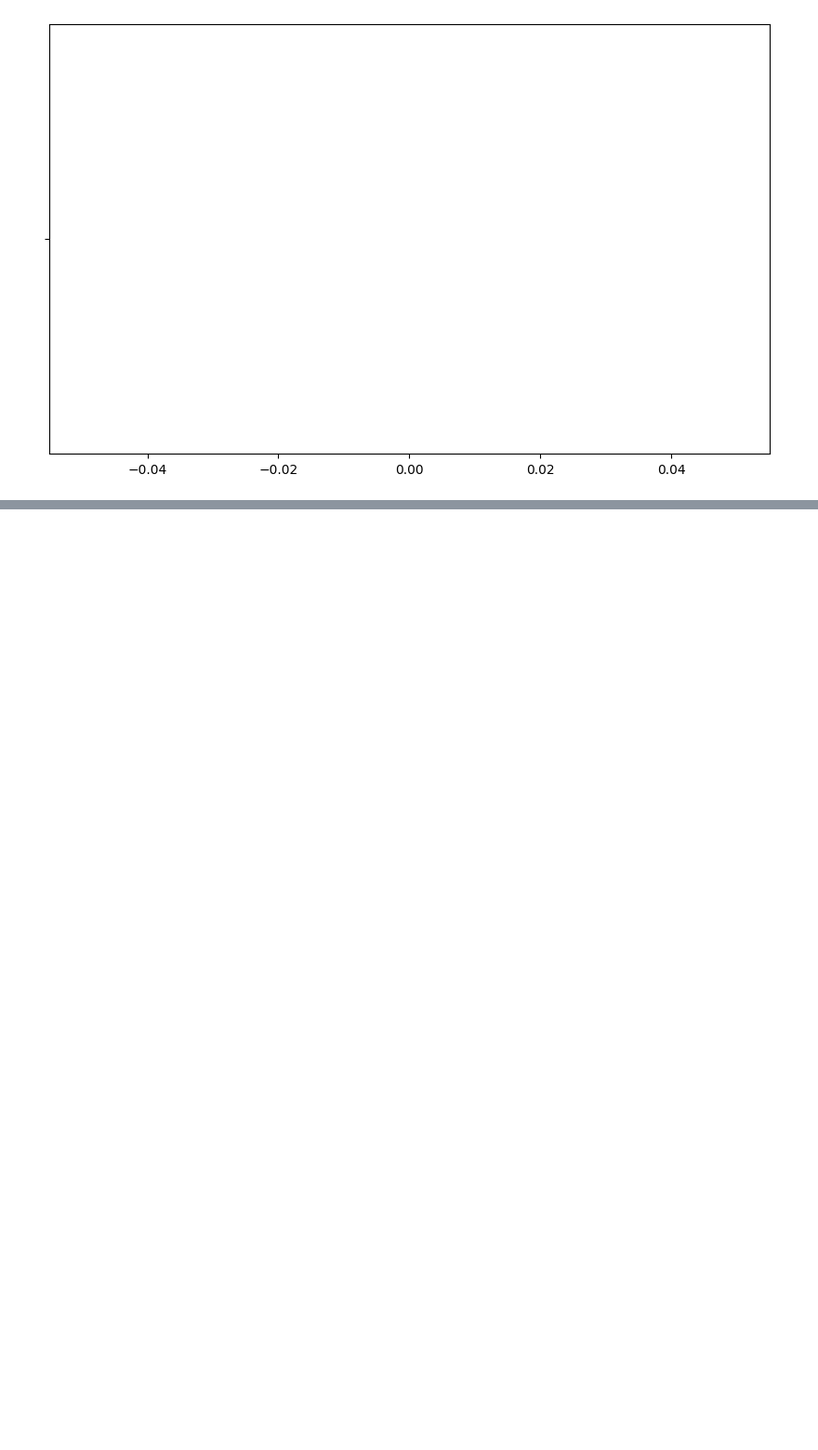
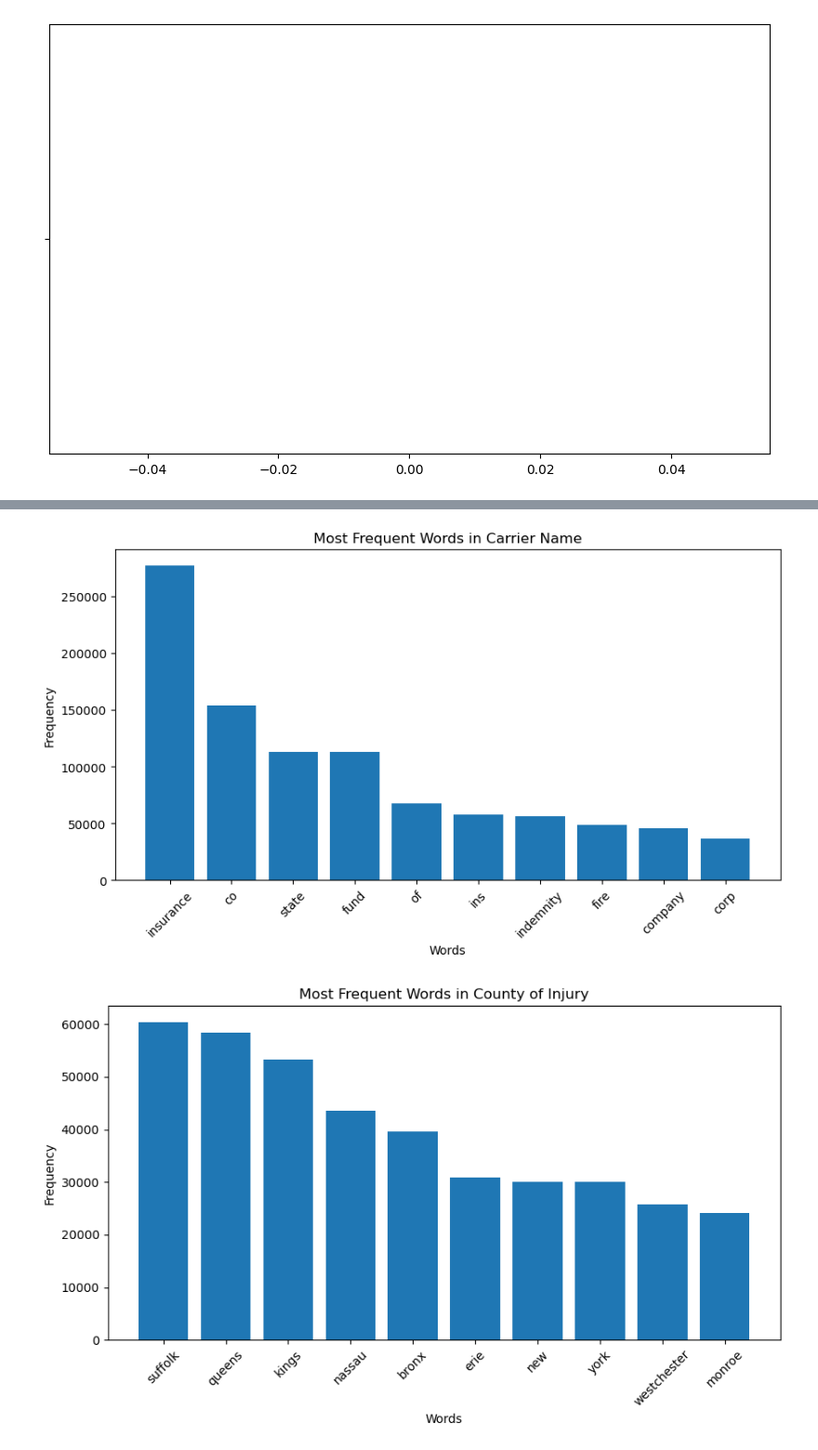
Before and after one commit to xandga/Machine_Learning_project, a Jupyter notebook: Deliverables/Notebook_Goncalo.ipynb, the cells around one changed output, grey strips where cells are left out. Shown at 93% size. Drawn from its saved outputs; the diff is of its cells as text; code cells hidden in the pictures; blank space fills up the shorter version.

Commit message:
Text Features

```diff
--- a/Deliverables/Notebook_Goncalo.ipynb
+++ b/Deliverables/Notebook_Goncalo.ipynb
@@ -28,3 +42,3 @@ import seaborn as sns
 # %%
-df = pd.read_csv('/Users/peresgoncalo/Documents/Mestrado/C.U./ML/Project/project_data/train_data.csv')
+df = pd.read_csv('../project_data/Data/train_data.csv')
 # %%
@@ -264,0 +297,13 @@ ValueError: List of boxplot statistics and `positions` values must have same the
+# %%
+# Dictionary to store value_counts for each feature
+value_counts_dict = {}
+
+# Loop over each text feature and calculate value_counts()
+for feature in text_features:
+    # Calculate the value counts for the column and store it in the dictionary
+    value_counts_dict[feature] = df[feature].value_counts()
+
+# Display value_counts for each text feature
+for feature, counts in value_counts_dict.items():
+    print(f"\nValue Counts for '{feature}':")
+    print(counts)
@@ -264,0 +328,34 @@ ValueError: List of boxplot statistics and `positions` values must have same the
+# %%
+import pandas as pd
+import matplotlib.pyplot as plt
+from collections import Counter
+import re
+
+# Dictionary to store the word frequencies for each text feature
+word_frequencies = {}
+
+# Process each text feature
+for feature in text_features:
+    # Join all text in the column into a single string, lowercased
+    all_text = ' '.join(df[feature].dropna().astype(str).str.lower())
+    # Use regex to extract words
+    words = re.findall(r'\b\w+\b', all_text)
+    # Count word frequencies
+    word_counts = Counter(words)
+    # Get the 10 most common words for this feature
+    most_common_words = word_counts.most_common(10)
+    word_frequencies[feature] = most_common_words
+
+# Plotting
+for feature, words in word_frequencies.items():
+    words, counts = zip(*words)  # Separate words and counts for plotting
+    plt.figure(figsize=(10, 5))
+    plt.bar(words, counts)
+    plt.title(f'Most Frequent Words in {feature}')
+    plt.xlabel('Words')
+    plt.ylabel('Frequency')
+    plt.xticks(rotation=45)
+    plt.show()
+# %% [output]
+[figure, added]
+[figure, added]
```
Also changed, not shown: parts of 9 cells of this notebook.
